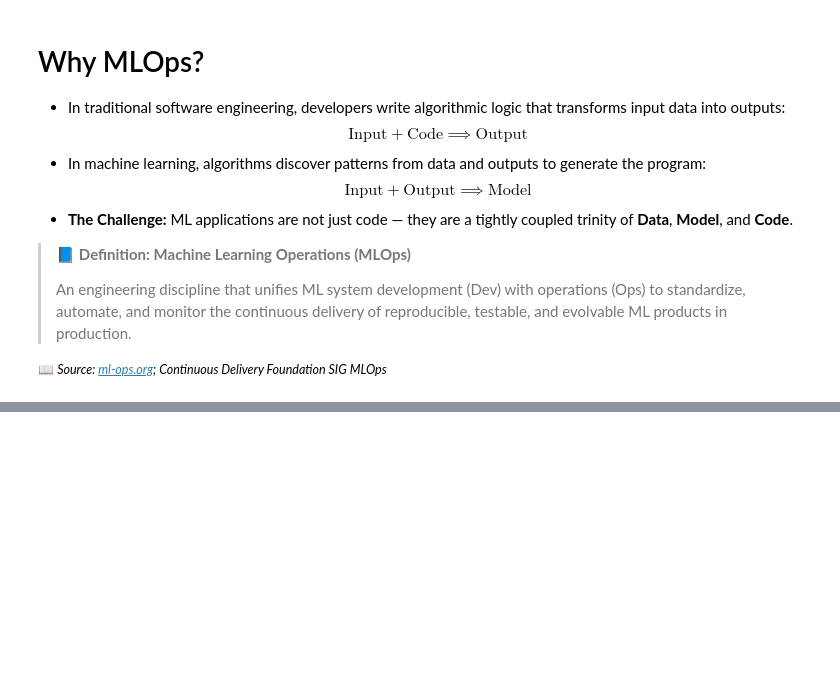
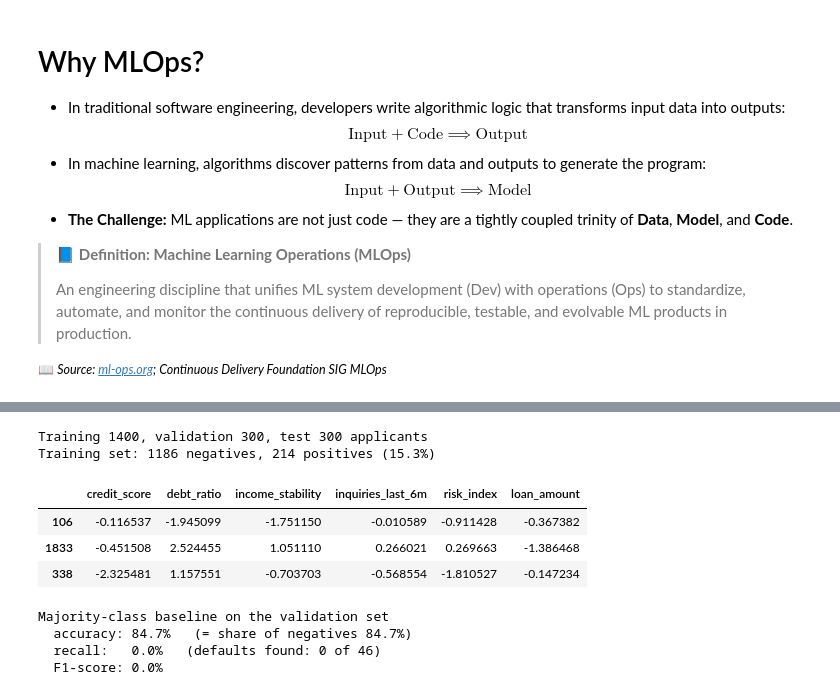
Before and after one commit to konstantin-schekotihin/dl_course, a Jupyter notebook: ML-DL/01_foundations/06_mlops.ipynb, the cells around one changed output, grey strips where cells are left out. Saved outputs shown, nothing was run; the diff lists cells and outputs as text; code cells hidden in the pictures; blank space fills up the shorter version.

```diff
--- a/ML-DL/01_foundations/06_mlops.ipynb
+++ b/ML-DL/01_foundations/06_mlops.ipynb
@@ -365,0 +242,44 @@ if drift_magnitude > DRIFT_THRESHOLD:
+# %%
+# 1. Data Engineering: synthetic loan-default data with class imbalance
+# Illustrative labels for standardized synthetic features: the names tell a story, the values have no units
+feature_names = ["credit_score", "debt_ratio", "income_stability", "inquiries_last_6m", "risk_index", "loan_amount"]
+X_raw, t_raw = make_classification(
+    n_samples=2000,
+    n_features=6,
+    n_informative=4,        # columns 0-3 carry the class information
+    n_redundant=1,          # column 4 (risk_index) is a linear combination of columns 0-3
+    weights=[0.85, 0.15],   # 15% positives: t = 1 means that the loan defaults
+    shuffle=False,          # keep this column order; column 5 (loan_amount) is pure noise
+    random_state=42,
+)
+X = pd.DataFrame(X_raw, columns=feature_names)
+t = pd.Series(t_raw, name="default")
+
+# Stratified split: 70% training, 15% validation, 15% test
+X_train_full, X_test, t_train_full, t_test = train_test_split(X, t, test_size=0.15, stratify=t, random_state=42)
+X_train, X_val, t_train, t_val = train_test_split(X_train_full, t_train_full, test_size=0.15 / 0.85,
+                                                  stratify=t_train_full, random_state=42)
+
+print(f"Training {len(X_train)}, validation {len(X_val)}, test {len(X_test)} applicants")
+print(f"Training set: {(t_train == 0).sum()} negatives, {(t_train == 1).sum()} positives ({t_train.mean():.1%})")
+X_train.head(3)
+# %% [output]
+Training 1400, validation 300, test 300 applicants
+Training set: 1186 negatives, 214 positives (15.3%)
+|  | credit_score | debt_ratio | income_stability | inquiries_last_6m | risk_index | loan_amount |
+| 106 | -0.116537 | -1.945099 | -1.751150 | -0.010589 | -0.911428 | -0.367382 |
+| 1833 | -0.451508 | 2.524455 | 1.051110 | 0.266021 | 0.269663 | -1.386468 |
+| 338 | -2.325481 | 1.157551 | -0.703703 | -0.568554 | -1.810527 | -0.147234 |
+# %%
+# 2. Non-ML baseline: always predict the majority class "no default" (t = 0)
+t_pred_baseline_val = np.zeros_like(t_val)
+
+print("Majority-class baseline on the validation set")
+print(f"  accuracy: {accuracy_score(t_val, t_pred_baseline_val):.1%}   (= share of negatives {(t_val == 0).mean():.1%})")
+print(f"  recall:   {recall_score(t_val, t_pred_baseline_val):.1%}   (defaults found: {t_pred_baseline_val.sum()} of {t_val.sum()})")
+print(f"  F1-score: {f1_score(t_val, t_pred_baseline_val, zero_division=0):.1%}")
+# %% [output]
+Majority-class baseline on the validation set
+  accuracy: 84.7%   (= share of negatives 84.7%)
+  recall:   0.0%   (defaults found: 0 of 46)
+  F1-score: 0.0%
```
Also changed, not shown: parts of 53 cells of this notebook, 8 other files.
